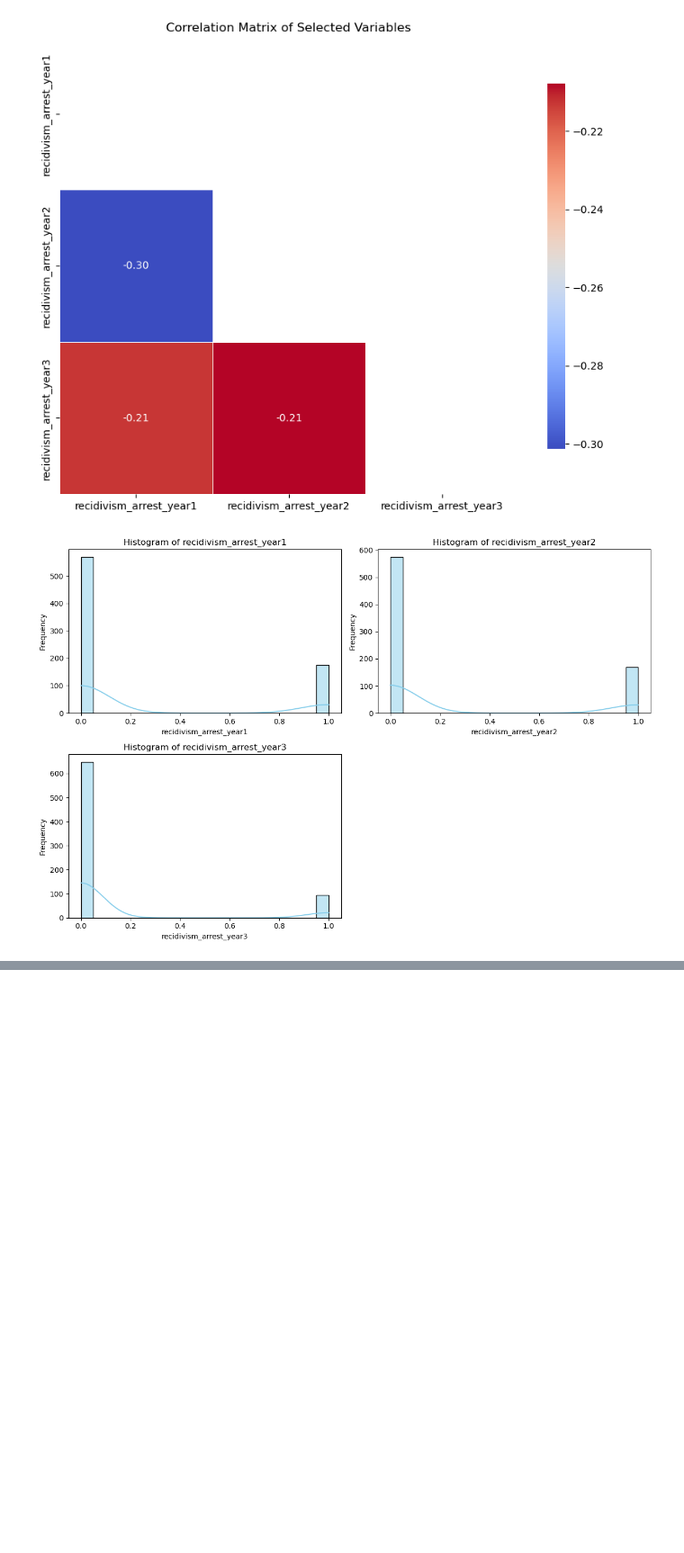
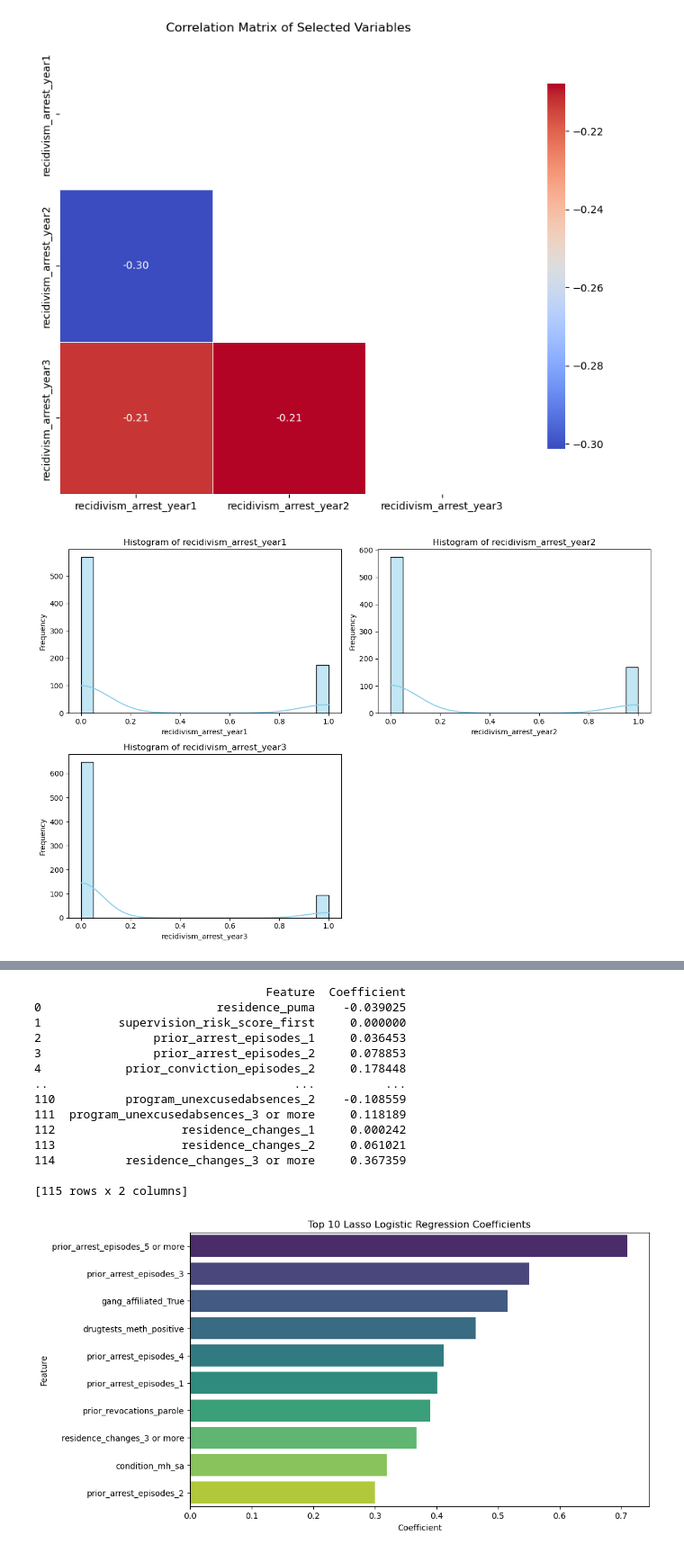
Before and after one commit to nayeonshin/ml-final-project, a Jupyter notebook: final_project.ipynb, the cells around one changed output, grey strips where cells are left out. Shown: that part at 90% size. Cells and saved outputs as stored; diff of their text form; code cells hidden in the pictures; blank space fills up the shorter version.

```diff
--- a/final_project.ipynb
+++ b/final_project.ipynb
@@ -131,3 +135,31 @@ print(coef_df)
 selected_features = X.columns[lasso_model.coef_[0] != 0]
 X_train_selected = X_train[selected_features]
 X_test_selected = X_test[selected_features]
+# %%
+N = 10  # Number of top features to display
+print(coef_df)
+top_features = coef_df.nlargest(N, "Coefficient")
+
+# Create a horizontal bar plot using Seaborn
+plt.figure(figsize=(10, 6))
+sns.barplot(x="Coefficient", y="Feature", data=top_features, palette="viridis")
+plt.title(f"Top {N} Lasso Logistic Regression Coefficients")
+plt.xlabel("Coefficient")
+plt.ylabel("Feature")
+plt.show()
+# %% [output]
+                                 Feature  Coefficient
+0                         residence_puma    -0.039025
+1           supervision_risk_score_first     0.000000
+2                prior_arrest_episodes_1     0.036453
+3                prior_arrest_episodes_2     0.078853
+4            prior_conviction_episodes_2     0.178448
+..                                   ...          ...
+110          program_unexcusedabsences_2    -0.108559
+111  program_unexcusedabsences_3 or more     0.118189
+112                  residence_changes_1     0.000242
+113                  residence_changes_2     0.061021
+114          residence_changes_3 or more     0.367359
+
+[115 rows x 2 columns]
+[figure, added]
```
Also changed, not shown: parts of 5 cells of this notebook.
